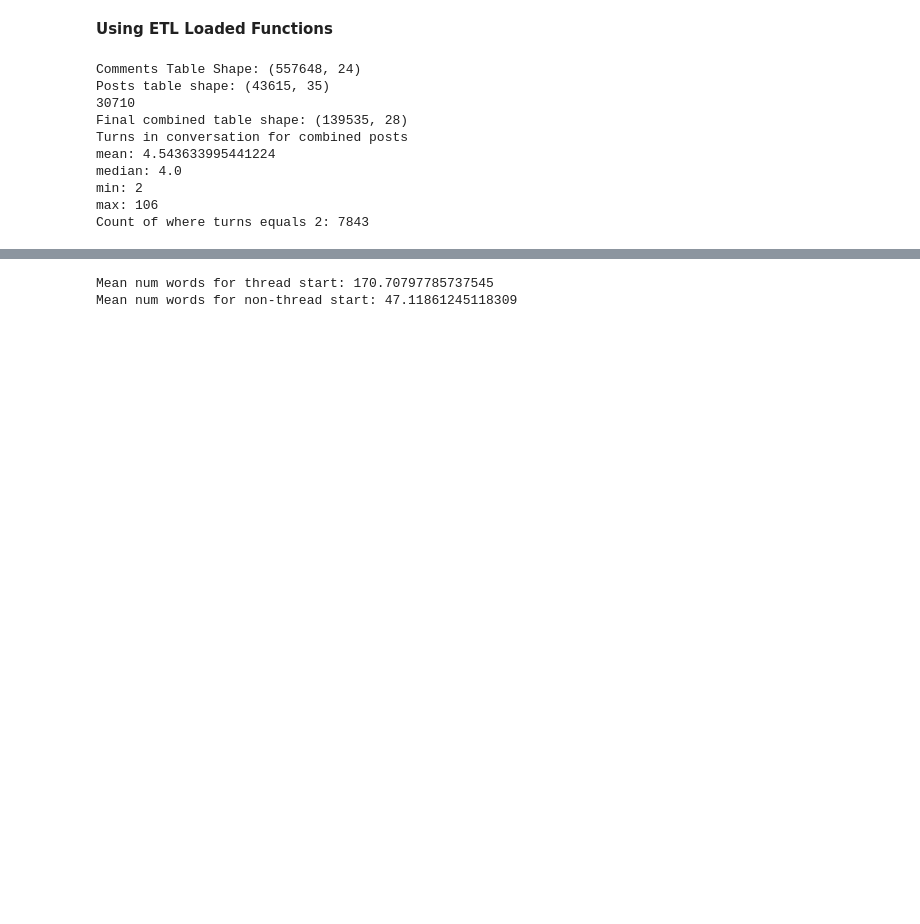
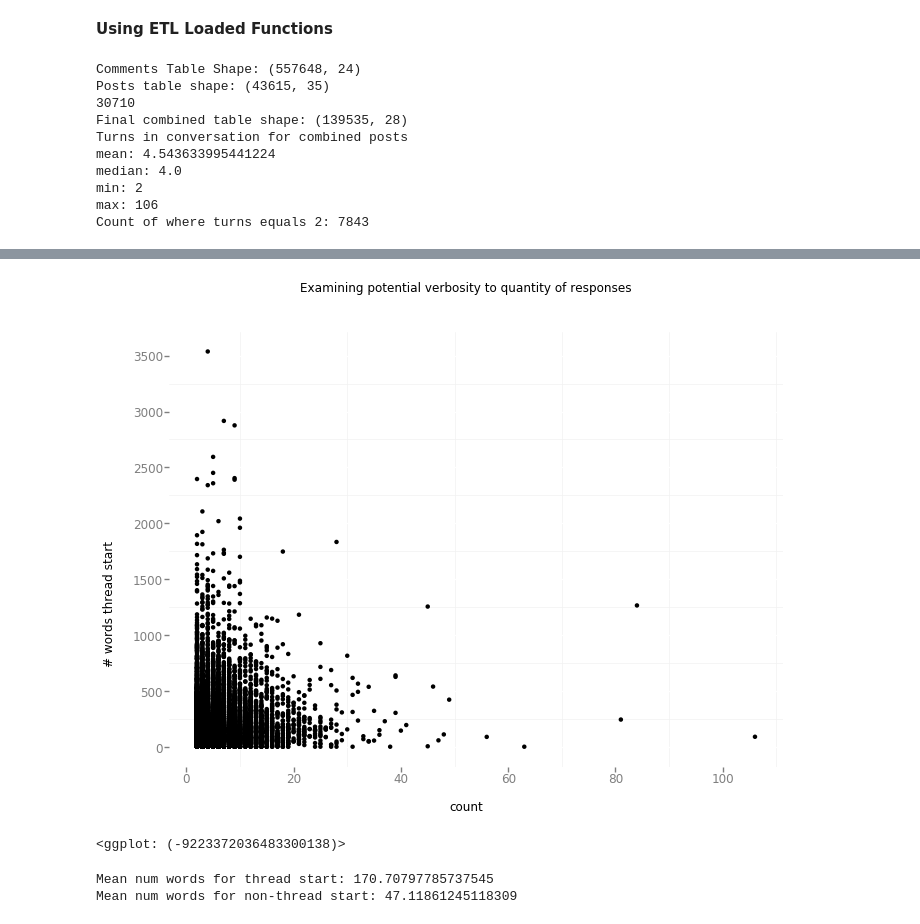
Before and after one commit to aus10powell/Automated-Health-Responses, a Jupyter notebook: notebooks/2_exploration.ipynb, the cells around one changed output, grey strips where cells are left out. Drawn from its saved outputs; the diff is of its cells as text; code cells hidden in the pictures; blank space fills up the shorter version.

```diff
--- a/notebooks/2_exploration.ipynb
+++ b/notebooks/2_exploration.ipynb
@@ -99,3 +104,30 @@ df['link_id_short'].value_counts().hist(bins=40);
+# %%
+# Get number of words for all entries that started a thread
+t = df[df['is_thread_start']==1].apply(lambda row: (len(str(row['body']).split()),row['link_id_short']),axis=1).tolist()
+t_dict = {}
+for entry in t:
+    t_dict[entry[1]] = {'initial_len':entry[0]}
+
+# Get the number of entries (counting thread start) per thread
+unique_ids = set(df['link_id_short'])
+for thread in unique_ids:
+    count = df[df['link_id_short'] == thread].shape[0]
+    t_dict[thread]['count'] = count
+
+# Extract values
+x = []
+y = []
+keys = t_dict.keys()
+for k in keys:
+    x.append(t_dict[k]['count'])
+    y.append(t_dict[k]['initial_len'])
+
+df_test = pd.DataFrame(np.column_stack([x,y]),columns=['count','# words thread start'])
+# %%
+ggplot(df_test,aes(x='count',y='# words thread start')) + geom_jitter() + theme_bw() + ggtitle("Examining potential verbosity to quantity of responses")
+# %% [output]
+[figure, added]
+<ggplot: (-9223372036483300138)>
 # %%
 thread_start_count = df[df['is_thread_start']==1]['body'].apply(lambda r: len(str(r).split()))
 print('Mean num words for thread start:',np.mean(thread_start_count))
```
Also changed, not shown: parts of 13 cells of this notebook, 9 other files.
